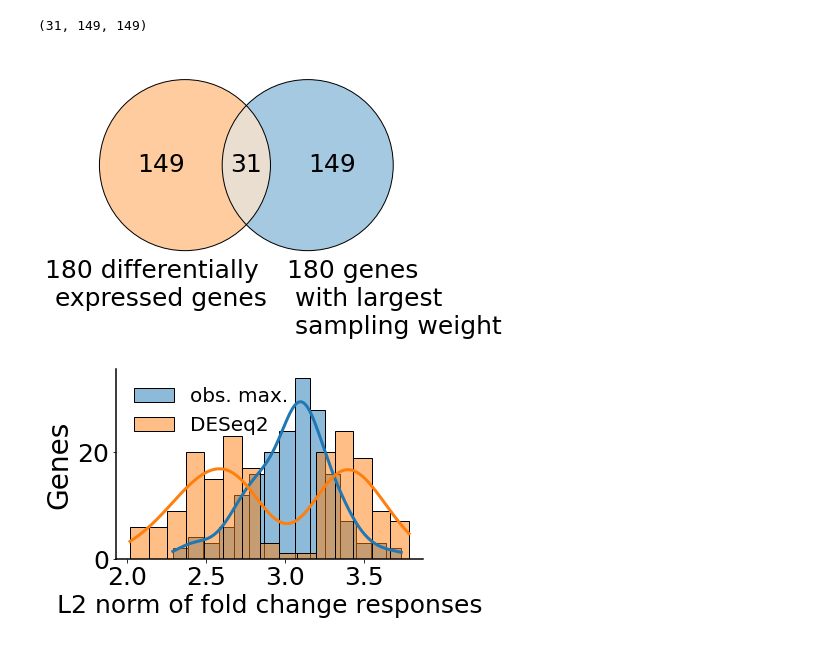
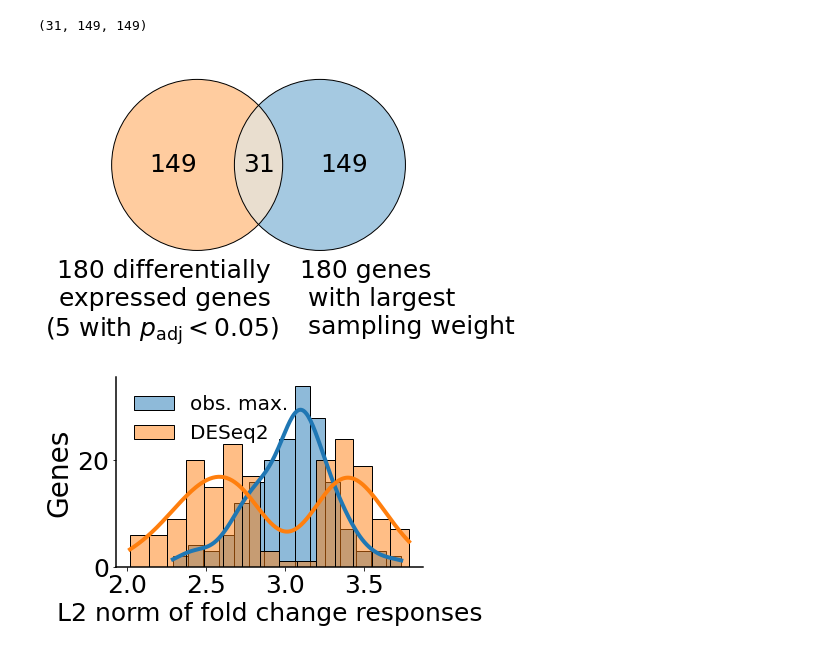
Before and after one commit to fmenol/transcriptome-dynamics-dmd-observability, a Jupyter notebook: main.ipynb, the cells around one changed output. Drawn from its saved outputs; the diff is of its cells as text; code cells hidden in the pictures.

```diff
--- a/main.ipynb
+++ b/main.ipynb
@@ -1042,0 +1231,3 @@ print( np.linalg.norm( np.ones((15,15)) - np.abs(np.corrcoef(data_fc_norm[list(n
+# %%
+corr_gene_names = [genes_keep[x] if genes_keep[x] != 'N/A' else locus_tags_keep[x] for x in corr_gene_sets[0]]
+corr_ranks = (np.array([sorted_inds_n.index(x) for x in corr_gene_sets[0]])+1)/624
@@ -1042,0 +1241,29 @@ print( np.linalg.norm( np.ones((15,15)) - np.abs(np.corrcoef(data_fc_norm[list(n
+# %%
+plt.rcParams['axes.spines.right'] = False
+plt.rcParams['axes.spines.top'] = False
+plt.rcParams['axes.spines.bottom'] = True
+plt.rcParams['axes.spines.left'] = True
+
+
+fig, axs = plt.subplots(3,5,figsize=(18,10),sharex=True);
+for ii,ax in enumerate(axs.reshape(-1)):
+    if ii < len(tags):
+        ax.set_title(corr_gene_names[ii],fontsize=20,x=0.75)
+        pBS = savgol(data_t_orig[keepers][corr_gene_sets[0][ii]] - data_c_orig[keepers][corr_gene_sets[0][ii]],5,2,axis=0)
+        mBS = np.mean(pBS,axis=1)
+        sBS = np.std(pBS,axis=1)
+        ax.errorbar(corr_tspan,mBS[2:],yerr=sBS[2:],fmt='o--',color='k',lw=2,
+                    ms=9,mfc='k',mec='k',mew=1.5,capsize=3,elinewidth=2,ecolor='k')
+        ax.set_xlabel(f'Rank: {100*corr_ranks[ii]:.2f}',fontsize=20,labelpad=2)
+        ax.set_xticks(range(10,90+40,40))
+        ax.hlines(0.0,xmin,xmax,color='r',linestyle='-.',lw=1.5)
+        ax.ticklabel_format(axis="y", style="sci",scilimits=(0,0),useMathText=True)
+        ax.yaxis.get_offset_text().set_fontsize(22)
+        ax.xaxis.set_tick_params(which='both', size=6, width=1.5, direction='out',labelsize=22)
+        ax.yaxis.set_tick_params(which='both', size=6, width=1.5, direction='out',labelsize=22)
+        ymin,ymax = ax.get_ylim()
+
+fig.text(0.5, 0.01, 'Time after malathion induction (minutes)', ha='center',fontsize=27);
+fig.text(0.065, 0.5, 'Background subtracted TPM', va='center', rotation='vertical',fontsize=29);
+plt.subplots_adjust(wspace=0.35, hspace=0.3)
+# plt.savefig(figDir + 'supplementalFigs/corr_genes_rnaseq.pdf',bbox_inches='tight',transparent=True,dpi=300);
@@ -1215,31 +1428,31 @@ len(genes_in_common), len(set(de_tags)-set(top_n_tags)), len(set(top_n_tags)-set
 # %%
 from matplotlib_venn import venn2, venn2_circles, venn2_unweighted
 
 savefig = False
 
 venn = venn2(subsets = (len(set(de_tags)-set(top_n_tags)), len(set(top_n_tags)-set(de_tags)), len(genes_in_common) ),
-      set_labels = (f'{len(de_tags)} differentially \n expressed genes',
+      set_labels = (f'{len(de_tags)} differentially \n expressed genes \n' + r'(5 with $p_{\mathrm{adj}} < 0.05$)',
                     f'{len(de_tags)} genes \n with largest \n sampling weight'),
             set_colors=('tab:orange', 'tab:blue'))
 
 
 venn.set_labels[0].set_x(0.1)
 venn.set_labels[1].set_x(0.2)
 for text in venn.set_labels:
     text.set_fontsize(25)
 
 for text in venn.subset_labels:
     text.set_fontsize(25)
 
 venn2_circles(subsets = (len(set(de_tags)-set(top_n_tags)),
                          len(set(top_n_tags)-set(de_tags)), len(genes_in_common) ),
                          linewidth=1);
 
 if savefig:
     plt.savefig(figDir + 'fig3/methods_overlap_venn.pdf',bbox_inches='tight',transparent=True,dpi=300);
 plt.show()
 # %% [output]
-[figure, old version]
+[figure, new version]
 # %%
 df_all = pd.read_csv('data/tpm.csv')
 # getting transcriptome dynamics
```
Also changed, not shown: parts of 33 cells of this notebook, 3 other files.
